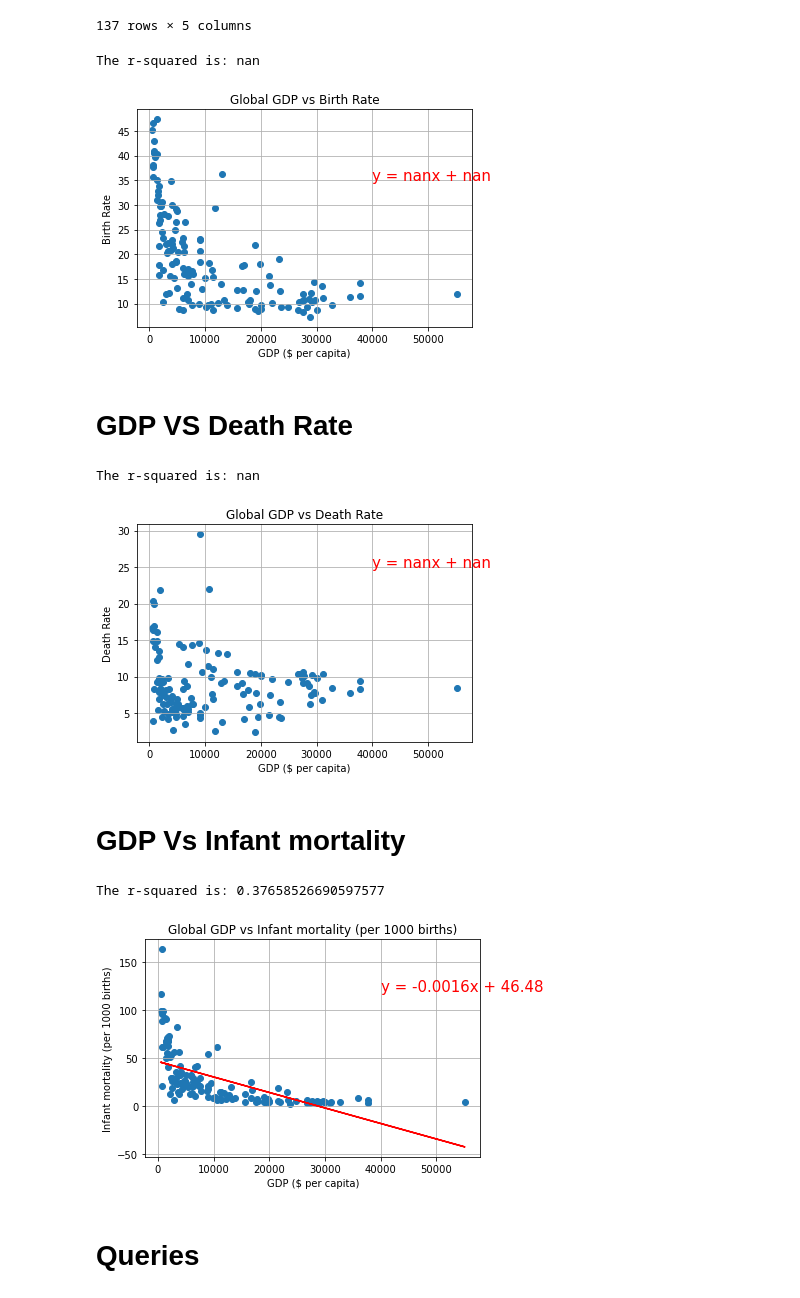
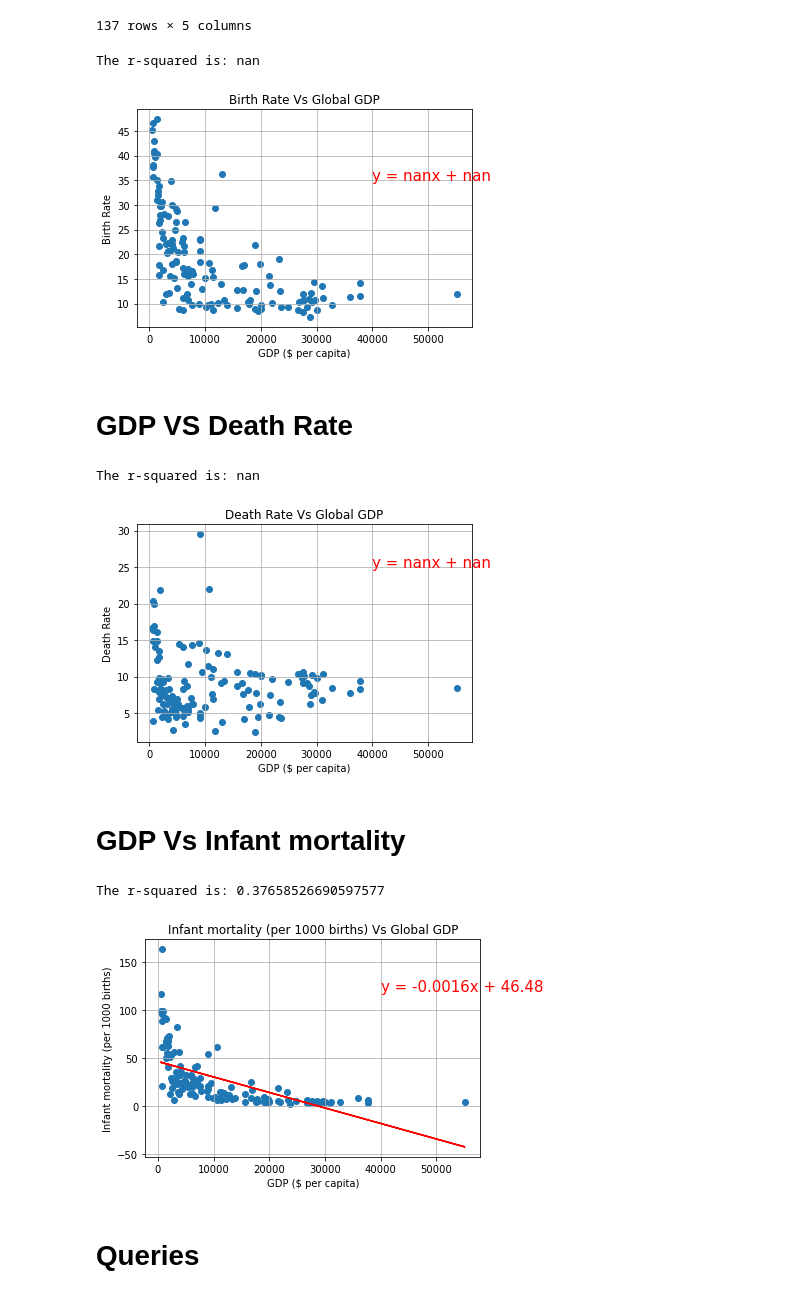
Before and after one commit to weiwen1998/project-etl, a Jupyter notebook: ETL.ipynb, the cells around one changed output. Drawn from its saved outputs; the diff is of its cells as text; code cells hidden in the pictures.

```diff
--- a/ETL.ipynb
+++ b/ETL.ipynb
@@ -348,7 +371,7 @@ plt.scatter(x_values,y_values)
 
 plt.plot(x_values,regress_values,"r-")
 plt.annotate(line_eq,(40000, 35),fontsize=15,color="red")
-plt.title(f'Global GDP vs Birth Rate')
+plt.title(f'Birth Rate Vs Global GDP')
 plt.ylabel('Birth Rate')
 plt.xlabel('GDP ($ per capita)')
 print(f"The r-squared is: {rvalue**2}")
@@ -358,7 +381,7 @@ plt.savefig(f'images/{filename}', facecolor="white", dpi=300, bbox_inches='tight
 plt.show()
 # %% [output]
 The r-squared is: nan
-[figure, old version]
+[figure, new version]
 # %% [markdown]
 # GDP VS Death Rate
 # %%
@@ -371,7 +394,7 @@ plt.scatter(x_values,y_values)
 
 plt.plot(x_values,regress_values,"r-")
 plt.annotate(line_eq,(40000, 25),fontsize=15,color="red")
-plt.title(f'Global GDP vs Death Rate')
+plt.title(f'Death Rate Vs Global GDP')
 plt.ylabel('Death Rate')
 plt.xlabel('GDP ($ per capita)')
 print(f"The r-squared is: {rvalue**2}")
@@ -381,30 +404,30 @@ plt.savefig(f'images/{filename}', facecolor="white", dpi=300, bbox_inches='tight
 plt.show()
 # %% [output]
 The r-squared is: nan
-[figure, old version]
+[figure, new version]
 # %% [markdown]
 # GDP Vs Infant mortality
 # %%
 x_values = pop_rate['GDP_($_per_capita)']
 y_values = pop_rate['Infant_mortality_(per_1000_births)']
 (slope, intercept, rvalue, pvalue, stderr) = linregress(x_values, y_values)
 regress_values = (x_values * slope) + intercept
 line_eq = "y = " + str(round(slope,4)) + "x + " + str(round(intercept,2))
 plt.scatter(x_values,y_values)
 
 plt.plot(x_values,regress_values,"r-")
 plt.annotate(line_eq,(40000, 120),fontsize=15,color="red")
-plt.title(f'Global GDP vs Infant mortality (per 1000 births)')
+plt.title(f'Infant mortality (per 1000 births) Vs Global GDP')
 plt.ylabel('Infant mortality (per 1000 births)')
 plt.xlabel('GDP ($ per capita)')
 print(f"The r-squared is: {rvalue**2}")
 plt.grid()
 filename= f'Infant mortality r-squared {rvalue**2}.png'
 plt.savefig(f'images/{filename}', facecolor="white", dpi=300, bbox_inches='tight')
 plt.show()
 # %% [output]
 The r-squared is: 0.37658526690597577
-[figure, old version]
+[figure, new version]
 # %% [markdown]
 # Queries
 # %% [markdown]
```
Also changed, not shown: parts of 12 cells of this notebook, 8 other files.
